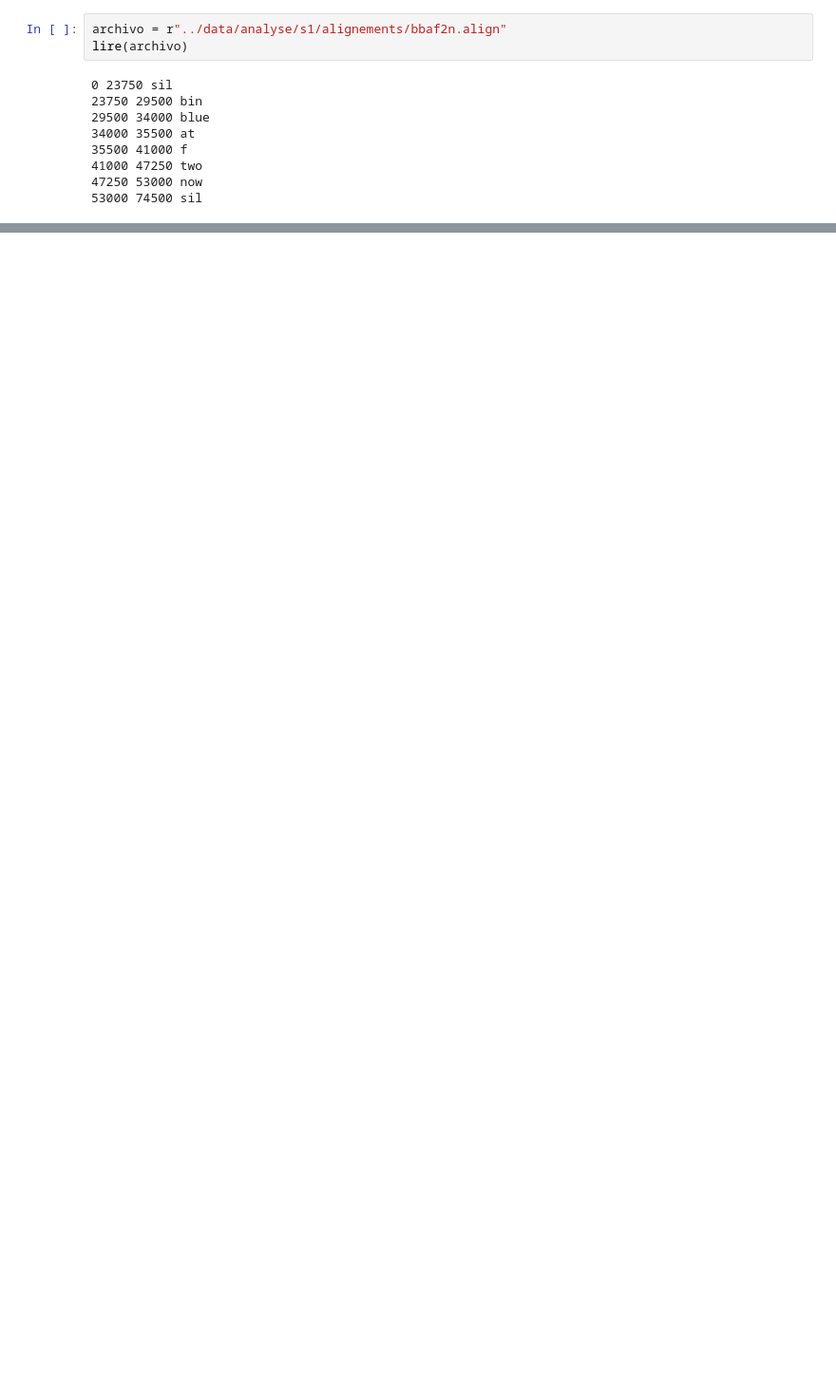
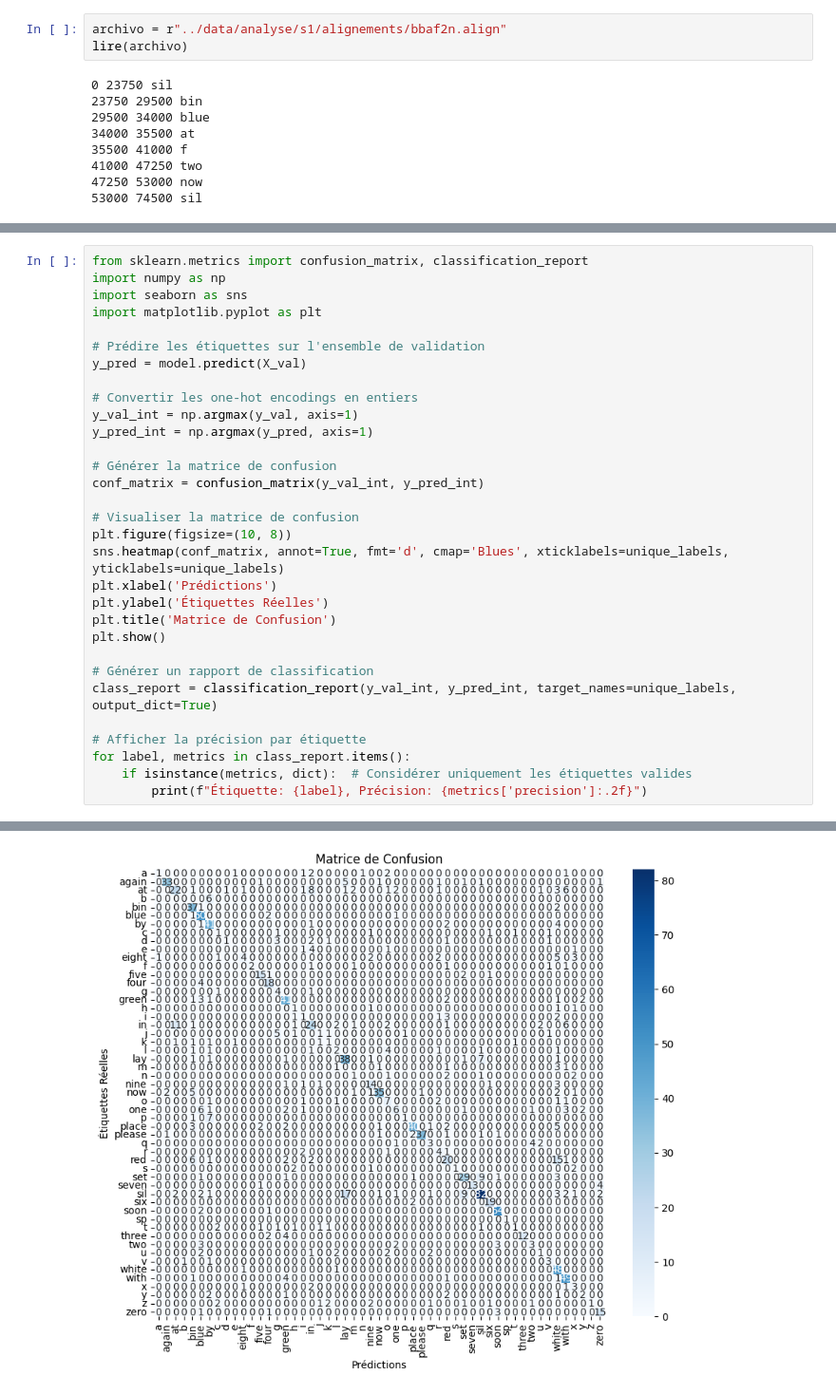
Before and after one commit to AdrianUbedaTouati/Red_habla_M1, a Jupyter notebook: notebooks/1.0-aut-visualizacion-keypoints.ipynb, the cells around one changed output, grey strips where cells are left out. Shown at 95% size. Cells and saved outputs as stored; diff of their text form; blank space fills up the shorter version.

```diff
--- a/notebooks/1.0-aut-visualizacion-keypoints.ipynb
+++ b/notebooks/1.0-aut-visualizacion-keypoints.ipynb
@@ -976,0 +860,32 @@ Pérdida: 0.27340972423553467, Precisión: 0.25
+# %%
+from sklearn.metrics import confusion_matrix, classification_report
+import numpy as np
+import seaborn as sns
+import matplotlib.pyplot as plt
+
+# Prédire les étiquettes sur l'ensemble de validation
+y_pred = model.predict(X_val)
+
+# Convertir les one-hot encodings en entiers
+y_val_int = np.argmax(y_val, axis=1)
+y_pred_int = np.argmax(y_pred, axis=1)
+
+# Générer la matrice de confusion
+conf_matrix = confusion_matrix(y_val_int, y_pred_int)
+
+# Visualiser la matrice de confusion
+plt.figure(figsize=(10, 8))
+sns.heatmap(conf_matrix, annot=True, fmt='d', cmap='Blues', xticklabels=unique_labels, yticklabels=unique_labels)
+plt.xlabel('Prédictions')
+plt.ylabel('Étiquettes Réelles')
+plt.title('Matrice de Confusion')
+plt.show()
+
+# Générer un rapport de classification
+class_report = classification_report(y_val_int, y_pred_int, target_names=unique_labels, output_dict=True)
+
+# Afficher la précision par étiquette
+for label, metrics in class_report.items():
+    if isinstance(metrics, dict):  # Considérer uniquement les étiquettes valides
+        print(f"Étiquette: {label}, Précision: {metrics['precision']:.2f}")
+# %% [output]
@@ -976,0 +893 @@ Pérdida: 0.27340972423553467, Precisión: 0.25
+[figure, added]
```
Also changed, not shown: parts of 36 cells of this notebook, 2 other files.
